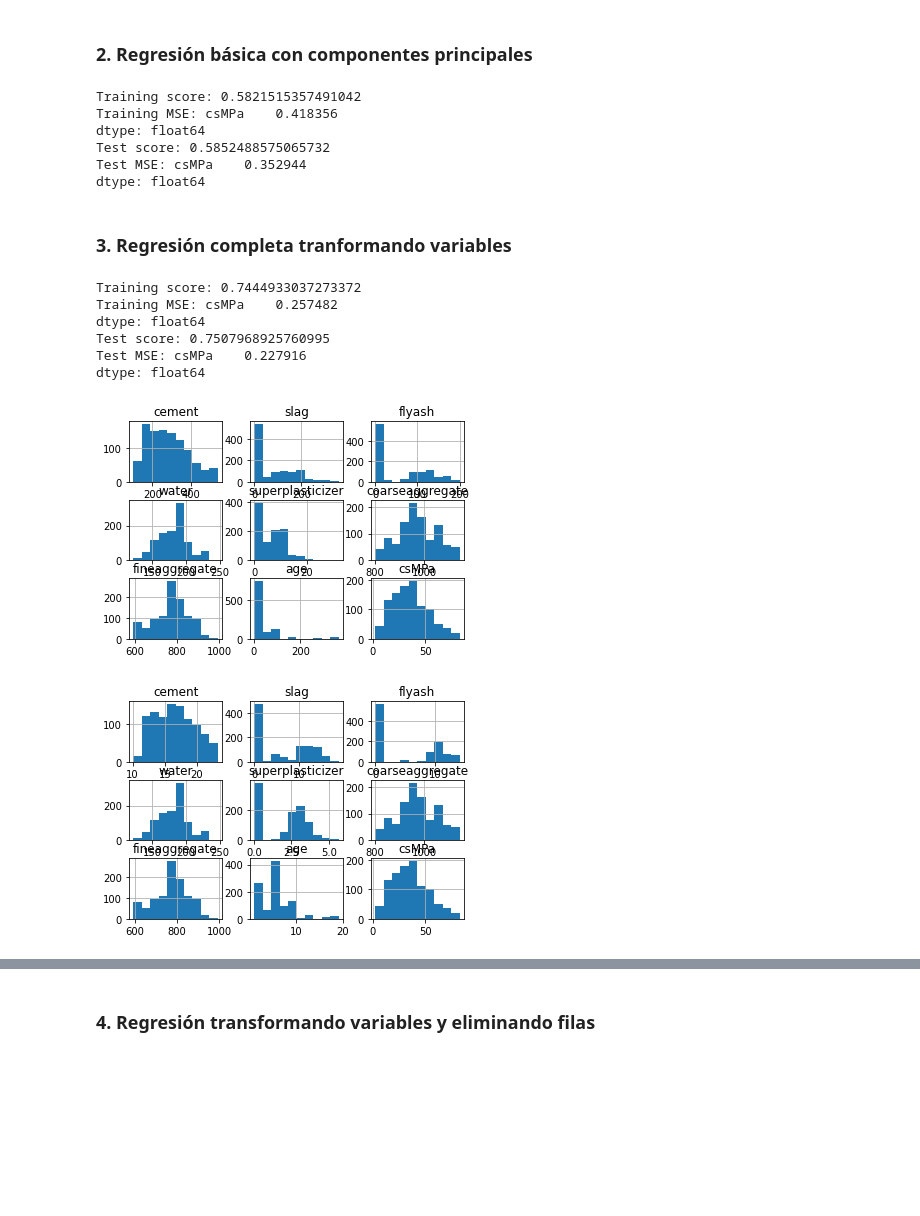
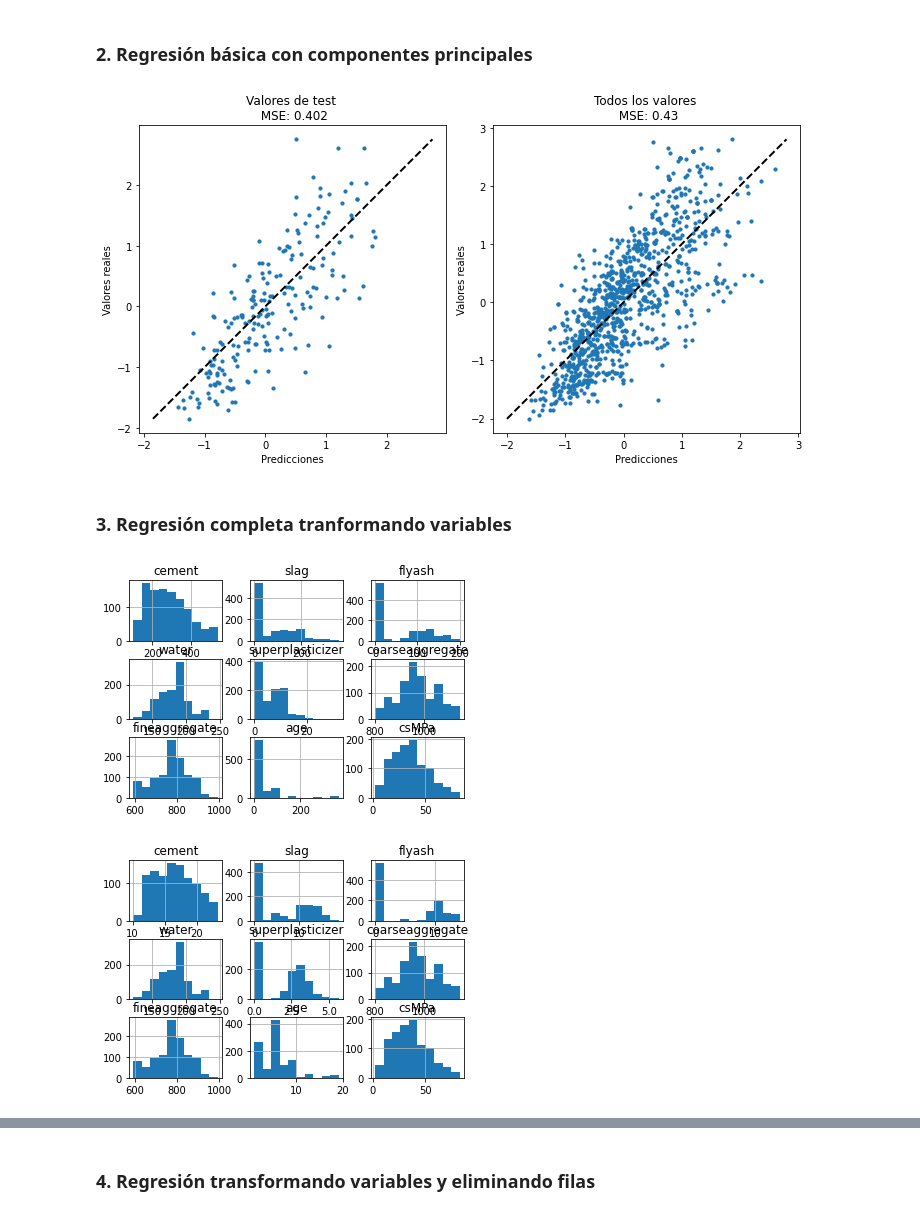
Before and after one commit to juankasv99/APC_Concrete_MPa, a Jupyter notebook: ConcreteMPa_LinearRegression.ipynb, the cells around one changed output, grey strips where cells are left out. Drawn from its saved outputs; the diff is of its cells as text; code cells hidden in the pictures; blank space fills up the shorter version.

```diff
--- a/ConcreteMPa_LinearRegression.ipynb
+++ b/ConcreteMPa_LinearRegression.ipynb
@@ -61,27 +81,27 @@ dtype: float64
 # %%
 shuffledDataFrame = originalDataFrame.sample(frac=1)
 shuffledDataFrame = standarizeDataFrame(shuffledDataFrame)
 testSize, trainSize = getTestSizeTrainSize(shuffledDataFrame, splitRatio)
 
 trainX, trainY = getTrainData(shuffledDataFrame, testSize)
 testX, testY = getTestData(shuffledDataFrame, trainSize, testSize)
 trainX = trainX[['cement', 'water', 'coarseaggregate', 'fineaggregate', 'superplasticizer', 'age']]
 testX = testX[['cement', 'water', 'coarseaggregate', 'fineaggregate', 'superplasticizer', 'age']]
 
-linearModel1 = linear_model.LinearRegression()
-linearModel1.fit(trainX, trainY)
+linearModel2 = linear_model.LinearRegression()
+linearModel2.fit(trainX, trainY)
 
-print(f'Training score: {getScore(linearModel1, trainX, trainY)}')
-print(f'Training MSE: {getMSE(linearModel1, trainX, trainY)}')
-print(f'Test score: {getScore(linearModel1, testX, testY)}')
-print(f'Test MSE: {getMSE(linearModel1, testX, testY)}')
+testMSE = getMSE(linearModel2, testX, testY)
+allMSE = getMSE(linearModel2, shuffledDataFrame[['cement', 'water', 'coarseaggregate', 'fineaggregate', 'superplasticizer', 'age']], shuffledDataFrame.iloc[:, 8:9])
+
+testDataPredictions = linearModel2.predict(testX)
+testRealData = testY
+allDataPredictions = linearModel2.predict(shuffledDataFrame[['cement', 'water', 'coarseaggregate', 'fineaggregate', 'superplasticizer', 'age']])
+allRealData = shuffledDataFrame.iloc[:, 8:9]
+
+plotModel(testDataPredictions, testRealData, testMSE, allDataPredictions, allRealData, allMSE)
 # %% [output]
-Training score: 0.5821515357491042
-Training MSE: csMPa    0.418356
-dtype: float64
-Test score: 0.5852488575065732
-Test MSE: csMPa    0.352944
-dtype: float64
+[figure, added]
 # %% [markdown]
 ### 3. Regresión completa tranformando variables
 # %%
@@ -96,26 +116,7 @@ shuffledDataFrame['superplasticizer'] = np.sqrt(shuffledDataFrame['superplastici
 shuffledDataFrame['age'] = np.sqrt(shuffledDataFrame['age'])
 
 shuffledDataFrame.hist()
-
-shuffledDataFrame = standarizeDataFrame(shuffledDataFrame)
-testSize, trainSize = getTestSizeTrainSize(shuffledDataFrame, splitRatio)
-
-trainX, trainY = getTrainData(shuffledDataFrame, testSize)
-testX, testY = getTestData(shuffledDataFrame, trainSize, testSize)
-
-linearModel1 = linear_model.LinearRegression()
-linearModel1.fit(trainX, trainY)
-
-print(f'Training score: {getScore(linearModel1, trainX, trainY)}')
-print(f'Training MSE: {getMSE(linearModel1, trainX, trainY)}')
-print(f'Test score: {getScore(linearModel1, testX, testY)}')
-print(f'Test MSE: {getMSE(linearModel1, testX, testY)}')
+plt.show()
 # %% [output]
-Training score: 0.7444933037273372
-Training MSE: csMPa    0.257482
-dtype: float64
-Test score: 0.7507968925760995
-Test MSE: csMPa    0.227916
-dtype: float64
 [figure]
 [figure]
```
Also changed, not shown: parts of 4 cells of this notebook.
